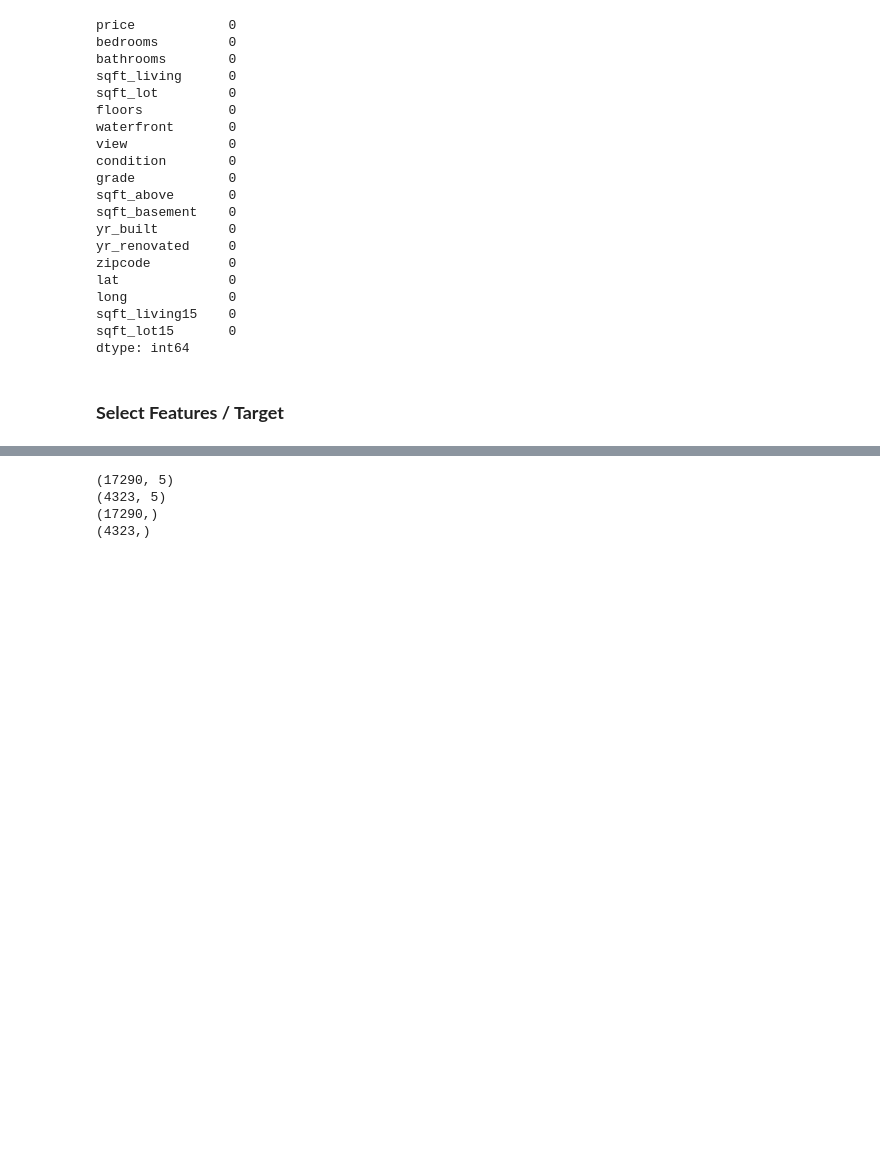
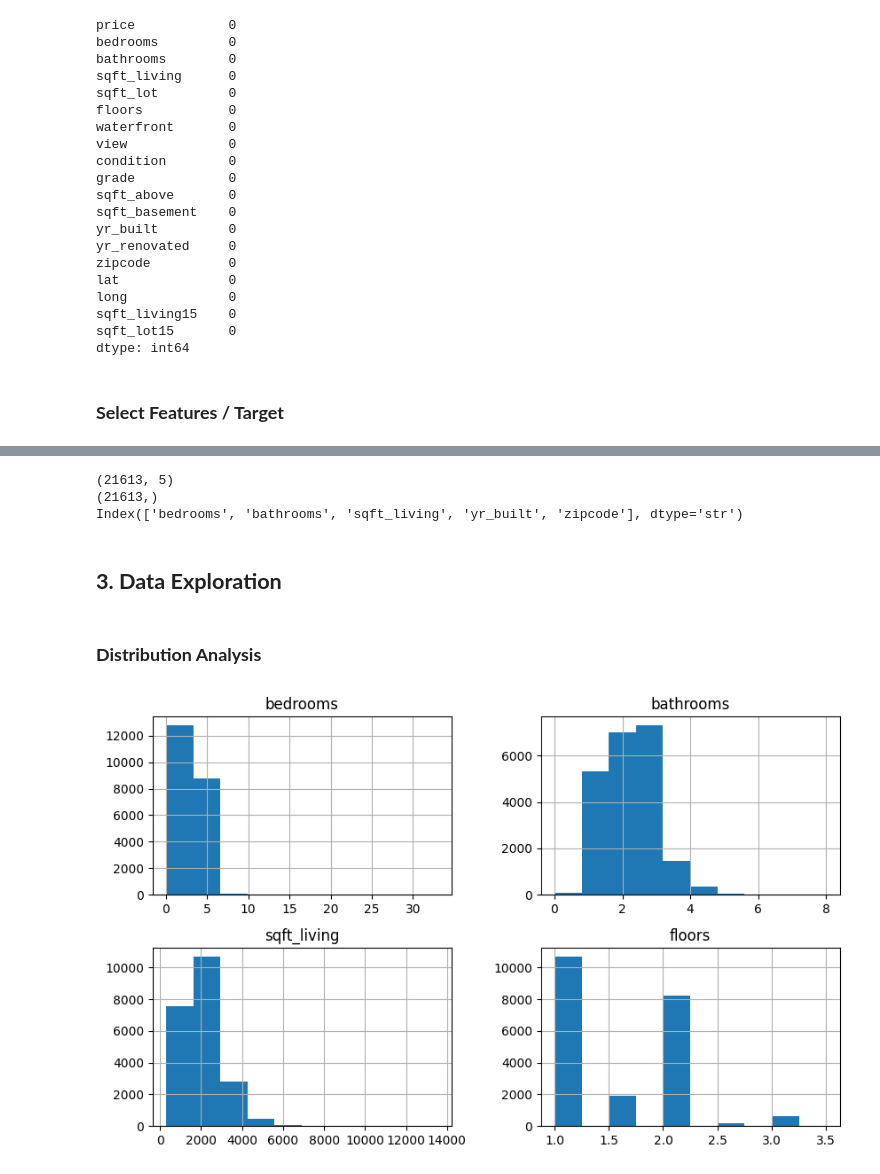
Before and after one commit to eobcre/ml-house-price, a Jupyter notebook: backend/notebook/eda.ipynb, the cells around one changed output, grey strips where cells are left out. Saved outputs shown, nothing was run; the diff lists cells and outputs as text; code cells hidden in the pictures; blank space fills up the shorter version.

Commit message:
feature: add data exploration

```diff
--- a/backend/notebook/eda.ipynb
+++ b/backend/notebook/eda.ipynb
@@ -166,12 +156,20 @@ X_train, X_test, y_train, y_test = train_test_split(
-# %%
-# check the split data
-# train 80% - 17290, test 20% - 4320
-print(X_train.shape)
-print(X_test.shape)
-print(y_train.shape)
-print(y_test.shape)
-# %% [output]
-(17290, 5)
-(4323, 5)
-(17290,)
-(4323,)
+# %%
+# check the selected features and target correctly
+print(X.shape)
+print(y.shape)
+print(X.columns)
+# %% [output]
+(21613, 5)
+(21613,)
+Index(['bedrooms', 'bathrooms', 'sqft_living', 'yr_built', 'zipcode'], dtype='str')
+# %% [markdown]
+## **3. Data Exploration**
+# %% [markdown]
+### **Distribution Analysis**
+# %%
+features = ["bedrooms", "bathrooms", "sqft_living", "floors"]
+
+df[features].hist(figsize=(10, 6))
+plt.show()
+# %% [output]
+[figure, added]
```
Also changed, not shown: parts of 16 cells of this notebook.
